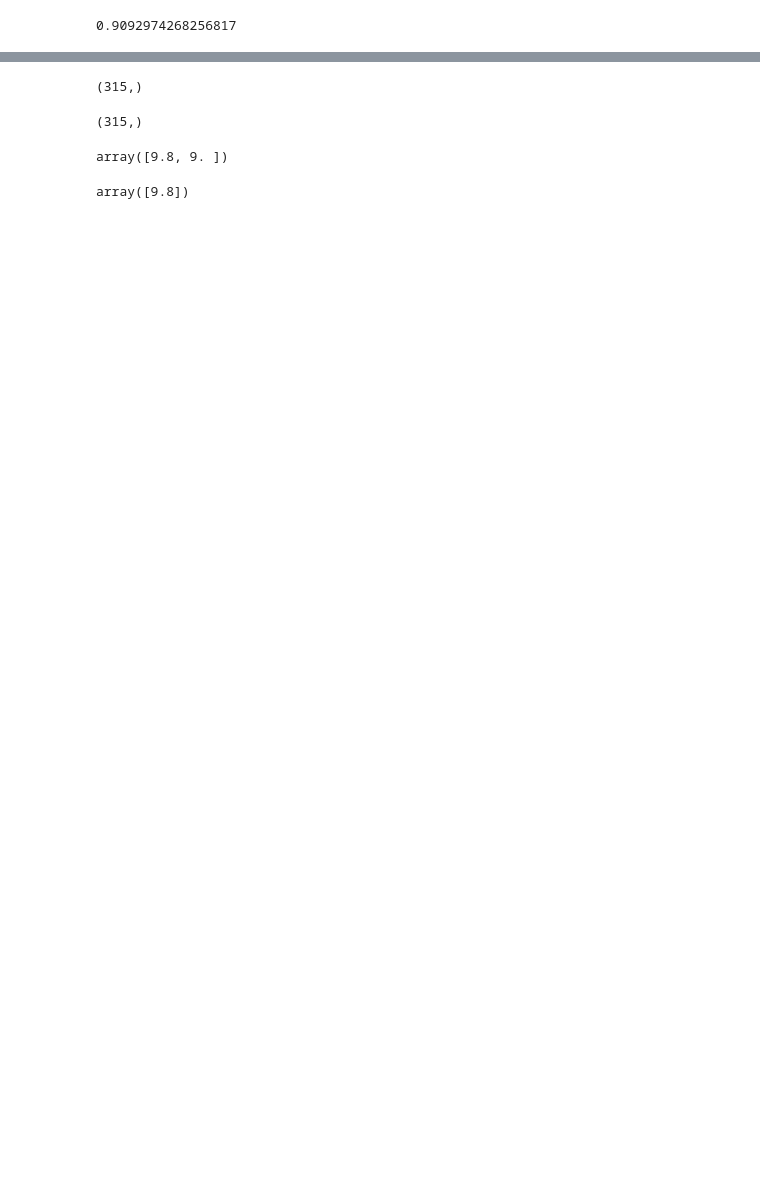
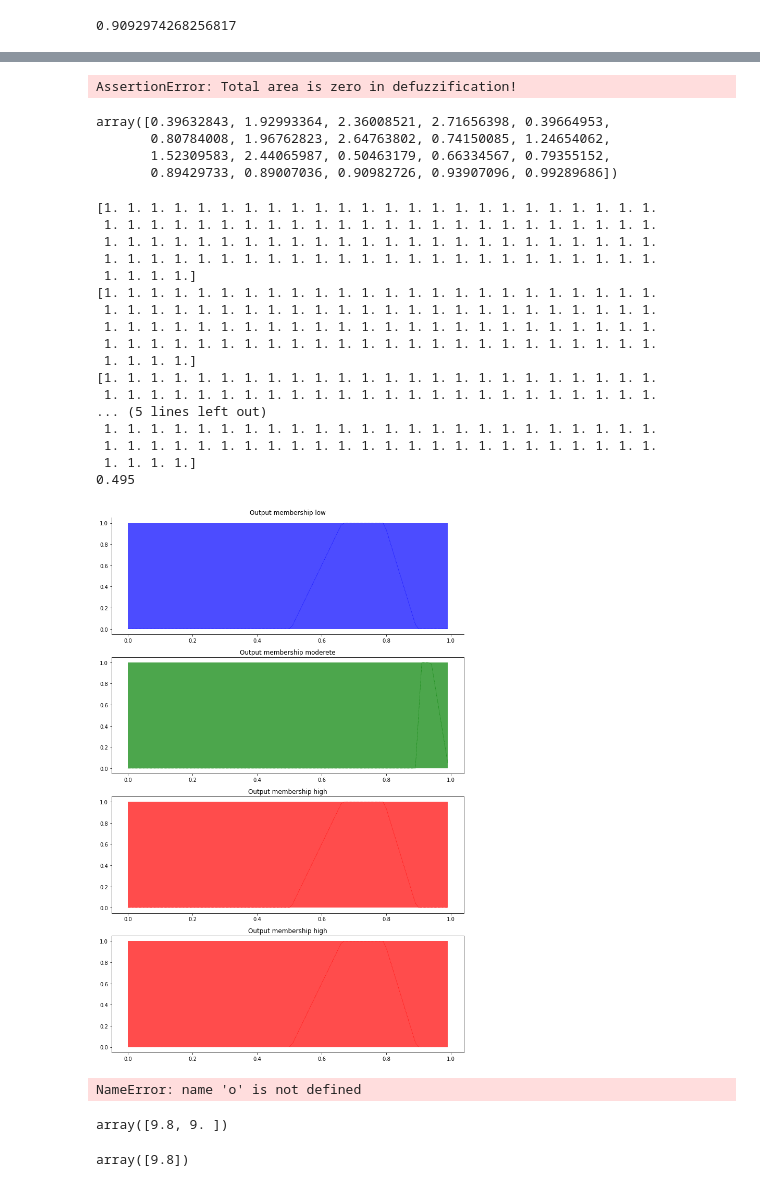
Before and after one commit to garfield-gray/Fuzzy, a Jupyter notebook: P#2-zadeh.ipynb, the cells around one changed output, grey strips where cells are left out. Cells and saved outputs as stored; diff of their text form; code cells hidden in the pictures; blank space fills up the shorter version.

```diff
--- a/P#2-zadeh.ipynb
+++ b/P#2-zadeh.ipynb
@@ -166,8 +178,11 @@ AttributeError: 'AxesSubplot' object has no attribute 'show'
-# %%
-x_in.shape
-# %% [output]
-(315,)
-# %%
-y_f_sin.shape
-# %% [output]
-(315,)
+# %%
+print(sin(result.x, 1.26))
+# %% [output]
+AssertionError: Total area is zero in defuzzification!
+# %%
+result.x
+# %% [output]
+array([0.39632843, 1.92993364, 2.36008521, 2.71656398, 0.39664953,
+       0.80784008, 1.96762823, 2.64763802, 0.74150085, 1.24654062,
+       1.52309583, 2.44065987, 0.50463179, 0.66334567, 0.79355152,
+       0.89429733, 0.89007036, 0.90982726, 0.93907096, 0.99289686])
@@ -174,3 +262,28 @@ y_f_sin.shape
+# %%
+o = print(test(result.x, 3))
+# %% [output]
+[1. 1. 1. 1. 1. 1. 1. 1. 1. 1. 1. 1. 1. 1. 1. 1. 1. 1. 1. 1. 1. 1. 1. 1.
+ 1. 1. 1. 1. 1. 1. 1. 1. 1. 1. 1. 1. 1. 1. 1. 1. 1. 1. 1. 1. 1. 1. 1. 1.
+ 1. 1. 1. 1. 1. 1. 1. 1. 1. 1. 1. 1. 1. 1. 1. 1. 1. 1. 1. 1. 1. 1. 1. 1.
+ 1. 1. 1. 1. 1. 1. 1. 1. 1. 1. 1. 1. 1. 1. 1. 1. 1. 1. 1. 1. 1. 1. 1. 1.
+ 1. 1. 1. 1.]
+[1. 1. 1. 1. 1. 1. 1. 1. 1. 1. 1. 1. 1. 1. 1. 1. 1. 1. 1. 1. 1. 1. 1. 1.
+ 1. 1. 1. 1. 1. 1. 1. 1. 1. 1. 1. 1. 1. 1. 1. 1. 1. 1. 1. 1. 1. 1. 1. 1.
+ 1. 1. 1. 1. 1. 1. 1. 1. 1. 1. 1. 1. 1. 1. 1. 1. 1. 1. 1. 1. 1. 1. 1. 1.
+ 1. 1. 1. 1. 1. 1. 1. 1. 1. 1. 1. 1. 1. 1. 1. 1. 1. 1. 1. 1. 1. 1. 1. 1.
+ 1. 1. 1. 1.]
+[1. 1. 1. 1. 1. 1. 1. 1. 1. 1. 1. 1. 1. 1. 1. 1. 1. 1. 1. 1. 1. 1. 1. 1.
+ 1. 1. 1. 1. 1. 1. 1. 1. 1. 1. 1. 1. 1. 1. 1. 1. 1. 1. 1. 1. 1. 1. 1. 1.
+... (5 lines left out)
+ 1. 1. 1. 1. 1. 1. 1. 1. 1. 1. 1. 1. 1. 1. 1. 1. 1. 1. 1. 1. 1. 1. 1. 1.
+ 1. 1. 1. 1. 1. 1. 1. 1. 1. 1. 1. 1. 1. 1. 1. 1. 1. 1. 1. 1. 1. 1. 1. 1.
+ 1. 1. 1. 1.]
+0.495
+[figure, added]
+# %%
+print(o)
+# %% [output]
+NameError: name 'o' is not defined
 # %%
 t = np.array([])
 # %%
```
Also changed, not shown: parts of 15 cells of this notebook, 1 other file.
